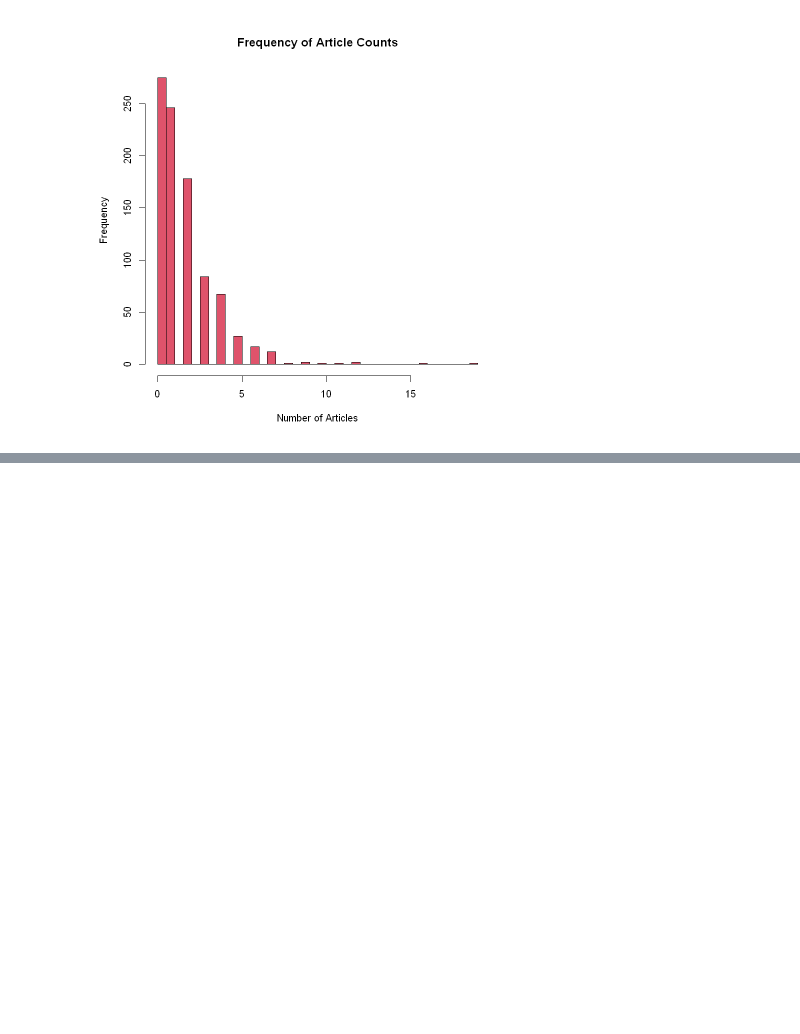
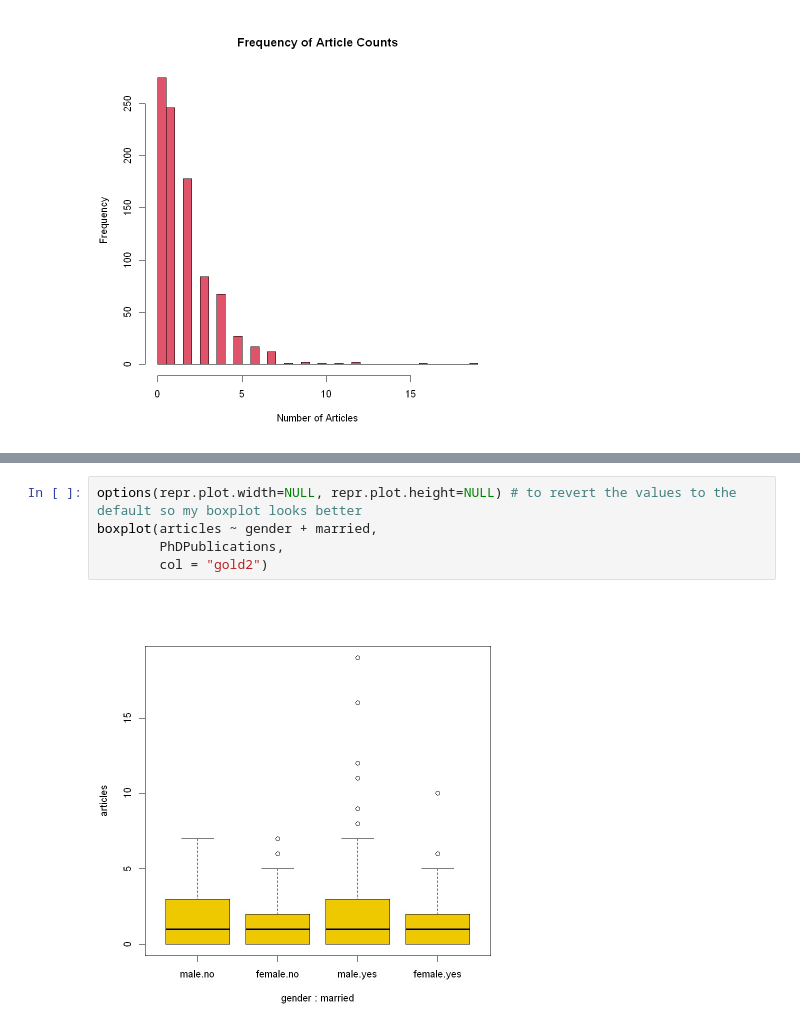
Before and after one commit to gishar/Count-Data-Modeling, a Jupyter notebook: Learning Count Data Modeling.ipynb, the cells around one changed output, grey strips where cells are left out. Cells and saved outputs as stored; diff of their text form; blank space fills up the shorter version.

```diff
--- a/Learning Count Data Modeling.ipynb
+++ b/Learning Count Data Modeling.ipynb
@@ -122,0 +175,7 @@ Let's see how things are once grouped for gender and/or married but this time vi
+# %%
+options(repr.plot.width=NULL, repr.plot.height=NULL) # to revert the values to the default so my boxplot looks better
+boxplot(articles ~ gender + married,
+        PhDPublications,
+        col = "gold2")
+# %% [output]
+[figure, added]
```
Also changed, not shown: parts of 17 cells of this notebook, 1 other file.
